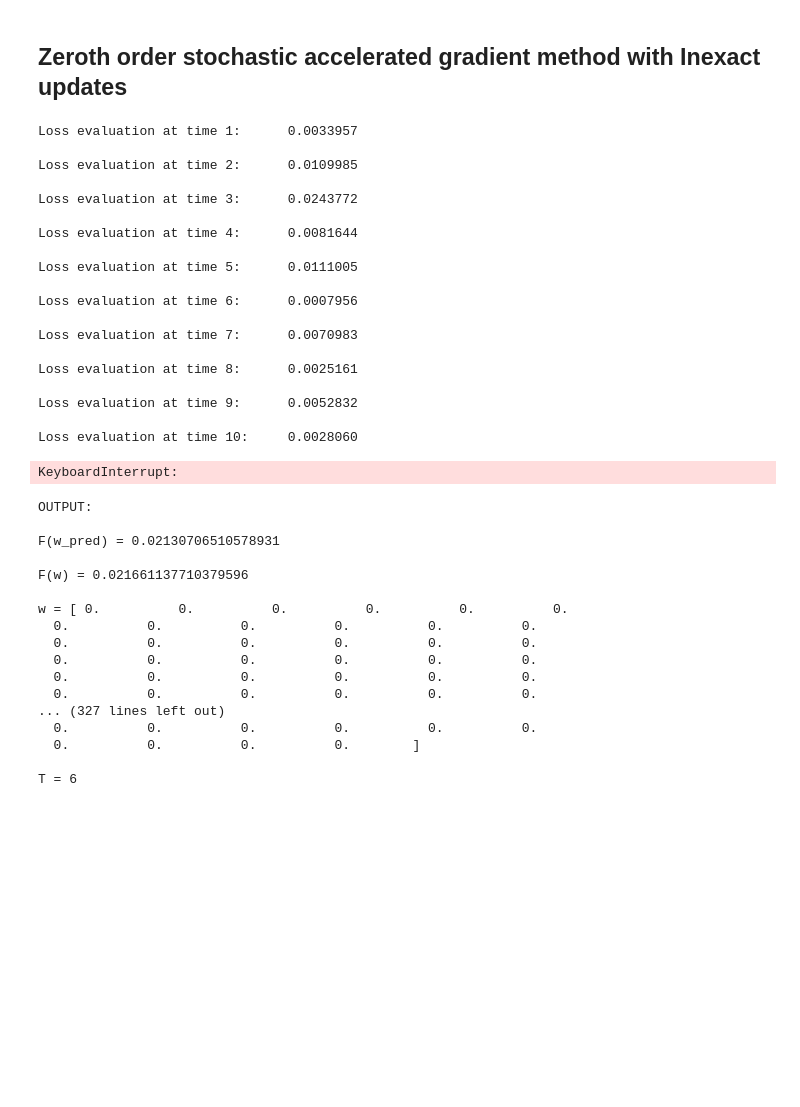
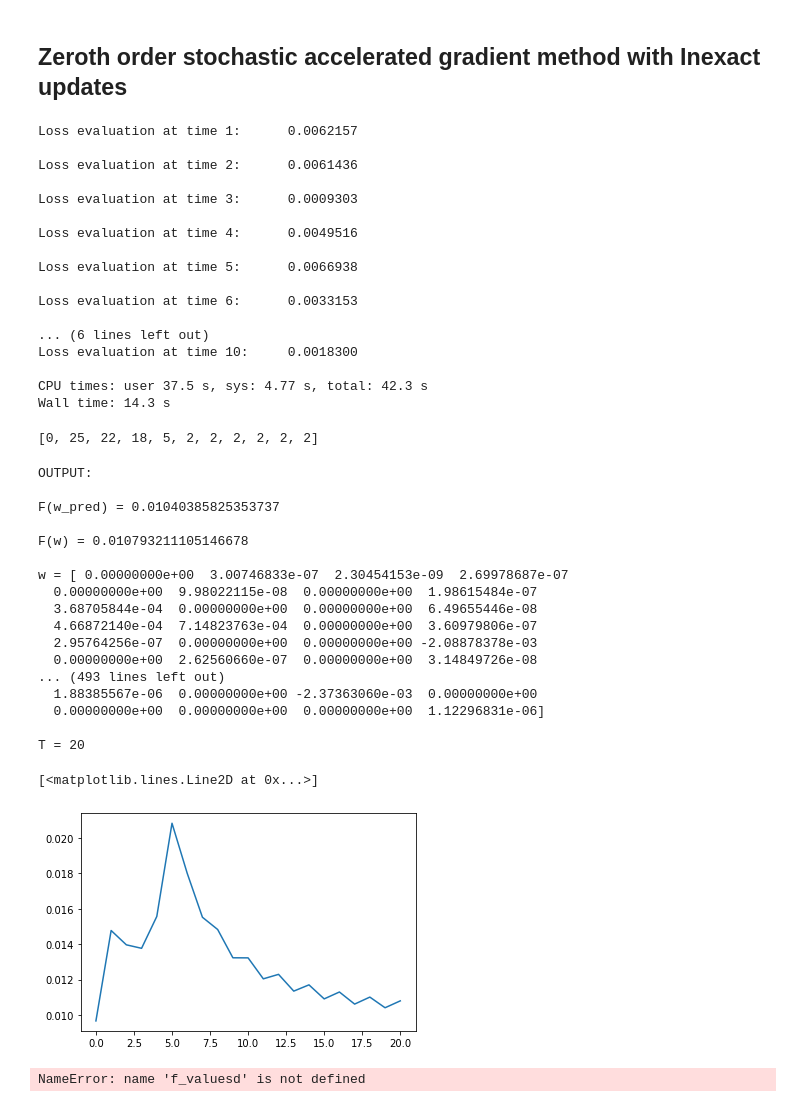
Before and after one commit to liacov/OPTproj, a Jupyter notebook: notebooks/LassoRegression.ipynb, the cells around one changed output. Cells and saved outputs as stored; diff of their text form; code cells hidden in the pictures; blank space fills up the shorter version.

```diff
--- a/notebooks/LassoRegression.ipynb
+++ b/notebooks/LassoRegression.ipynb
@@ -372,28 +385,29 @@ plt.grid()
 # setting parameters
 B=1
 L = 0.1
-D=10000 # we will start from m = 6, up to T * (T+1) / D * (d+3) = 28785 (for T=100)
+D = 2000 # we will start from m = 1, up to T * (T+1) / D * (d+3) = 1038 (for T = 45)
 B = 1
 
-fpred, f, w, mean, t, loss, f_values = IZFW(F, d, w0, L, B, r = 1, T = 100, eps = 1e-10)
+fpred, f, w, mean, t, loss, f_values, inner = IZFW(F, d, w0, L, B, r = 1, T = 45, eps = 1e-8)
 # %% [output]
-Loss evaluation at time 1:      0.0033957
+Loss evaluation at time 1:      0.0062157
 
-Loss evaluation at time 2:      0.0109985
+Loss evaluation at time 2:      0.0061436
 
-Loss evaluation at time 3:      0.0243772
+Loss evaluation at time 3:      0.0009303
 
-Loss evaluation at time 4:      0.0081644
+Loss evaluation at time 4:      0.0049516
 
-Loss evaluation at time 5:      0.0111005
+Loss evaluation at time 5:      0.0066938
 
-Loss evaluation at time 6:      0.0007956
+Loss evaluation at time 6:      0.0033153
 
-Loss evaluation at time 7:      0.0070983
+... (6 lines left out)
+Loss evaluation at time 10:     0.0018300
 
-Loss evaluation at time 8:      0.0025161
-
-Loss evaluation at time 9:      0.0052832
-
-Loss evaluation at time 10:     0.0028060
+CPU times: user 37.5 s, sys: 4.77 s, total: 42.3 s
+Wall time: 14.3 s
-KeyboardInterrupt:
+# %%
+inner
+# %% [output]
+[0, 25, 22, 18, 5, 2, 2, 2, 2, 2, 2]
@@ -402,18 +419,34 @@ print(f'OUTPUT:\n\nF(w_pred) = {fpred}\n\nF(w) = {f}\n\nw = {w}\n\naverage w = {
 # %% [output]
 OUTPUT:
 
-F(w_pred) = 0.02130706510578931
+F(w_pred) = 0.01040385825353737
 
-F(w) = 0.021661137710379596
+F(w) = 0.010793211105146678
 
-w = [ 0.          0.          0.          0.          0.          0.
-  0.          0.          0.          0.          0.          0.
-  0.          0.          0.          0.          0.          0.
-  0.          0.          0.          0.          0.          0.
-  0.          0.          0.          0.          0.          0.
-  0.          0.          0.          0.          0.          0.
-... (327 lines left out)
-  0.          0.          0.          0.          0.          0.
-  0.          0.          0.          0.        ]
+w = [ 0.00000000e+00  3.00746833e-07  2.30454153e-09  2.69978687e-07
+  0.00000000e+00  9.98022115e-08  0.00000000e+00  1.98615484e-07
+  3.68705844e-04  0.00000000e+00  0.00000000e+00  6.49655446e-08
+  4.66872140e-04  7.14823763e-04  0.00000000e+00  3.60979806e-07
+  2.95764256e-07  0.00000000e+00  0.00000000e+00 -2.08878378e-03
+  0.00000000e+00  2.62560660e-07  0.00000000e+00  3.14849726e-08
+... (493 lines left out)
+  1.88385567e-06  0.00000000e+00 -2.37363060e-03  0.00000000e+00
+  0.00000000e+00  0.00000000e+00  0.00000000e+00  1.12296831e-06]
 
-T = 6
+T = 20
+# %%
+plt.plot(f_values)
+# %% [output]
+[<matplotlib.lines.Line2D at 0x...>]
+[figure, added]
+# %%
+m = lambda t: t * (t+1) / D * (d+3)
+plt.plot(range(1, 251*d, d), f_valuesd - F(w_star))
+plt.plot(range(0, 750*100+1, 100), f_valuess - F(w_star))
+plt.plot([m(t) for t in range(101)], f - F(w_star))
+plt.yscale("log")
+plt.ticklabel_format(axis="x", style="sci", scilimits=(0,0))
+plt.legend(('dZFW', 'sZFW'))
+plt.grid()
+# %% [output]
+NameError: name 'f_valuesd' is not defined
```
Also changed, not shown: parts of 21 cells of this notebook, 5 other files.
